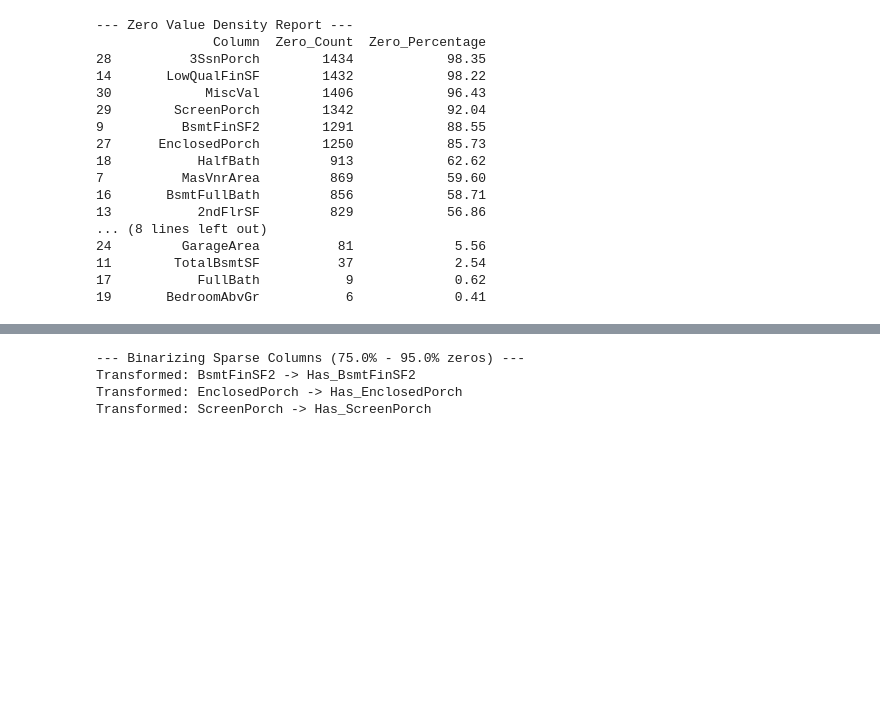
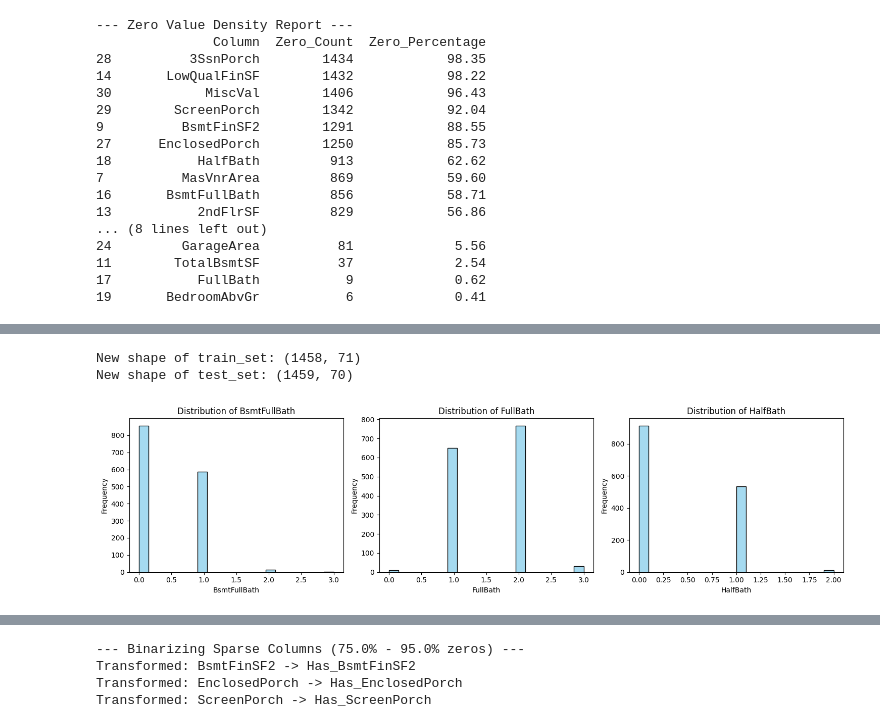
Before and after one commit to Alkakhi/house-prices-regression-ml, a Jupyter notebook: data_preprocessing.ipynb, the cells around one changed output, grey strips where cells are left out. Drawn from its saved outputs; the diff is of its cells as text; code cells hidden in the pictures; blank space fills up the shorter version.

```diff
--- a/data_preprocessing.ipynb
+++ b/data_preprocessing.ipynb
@@ -1672,0 +1669,49 @@ print(zero_report[zero_report['Zero_Count'] > 0]) # Only show columns that actua
+# %%
+# Droping MiscVal column since MiscFeature was dropped before and they are related. in addition it has 96.43% of zero values
+train_set.drop(columns=['MiscVal'], inplace=True)
+test_set.drop(columns=['MiscVal'], inplace=True)
+
+print(f"New shape of train_set: {train_set.shape}")
+print(f"New shape of test_set: {test_set.shape}")
+# %% [output]
+New shape of train_set: (1458, 71)
+New shape of test_set: (1459, 70)
+# %%
+def plot_histograms(df, columns, bins=20, figsize=(15, 10)):
+    """
+    Plots histograms for columns that actually exist in the DataFrame.
+    """
+    # Filter the list to only include columns that actually exist in df
+    existing_cols = [col for col in columns if col in df.columns]
+
+    if not existing_cols:
+        print("None of the specified columns exist in the DataFrame.")
+        return
+
+    n_cols = len(existing_cols)
+    cols_per_row = 3
+    rows = math.ceil(n_cols / cols_per_row)
+
+    plt.figure(figsize=(figsize[0], rows * 4))
+
+    for i, col in enumerate(existing_cols):
+        plt.subplot(rows, cols_per_row, i + 1)
+
+        # Convert to numeric safely
+        plot_data = pd.to_numeric(df[col], errors='coerce').dropna()
+
+        # Plot without KDE line
+        sns.histplot(plot_data, bins=bins, kde=False, color='skyblue', edgecolor='black', log=False)
+
+        plt.title(f'Distribution of {col}')
+        plt.xlabel(col)
+        plt.ylabel('Frequency')
+
+    plt.tight_layout()
+    plt.show()
+
+# Studing BsmtFullBath, FullBath, BsmtHalfBath, and HalfBath
+cols_to_plot = ['BsmtFullBath', 'FullBath', 'BsmtHalfBath', 'HalfBath']
+plot_histograms(train_set, cols_to_plot)
+# %% [output]
+[figure, added]
```
Also changed, not shown: parts of 35 cells of this notebook.
